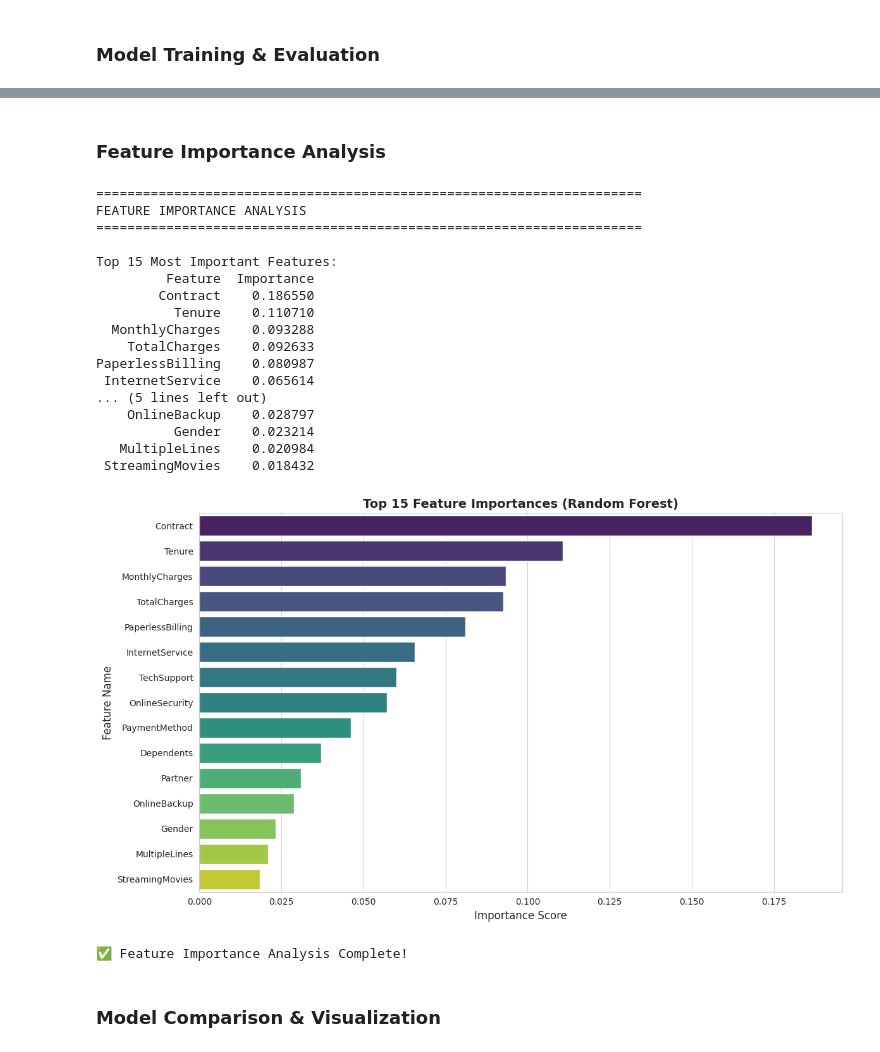
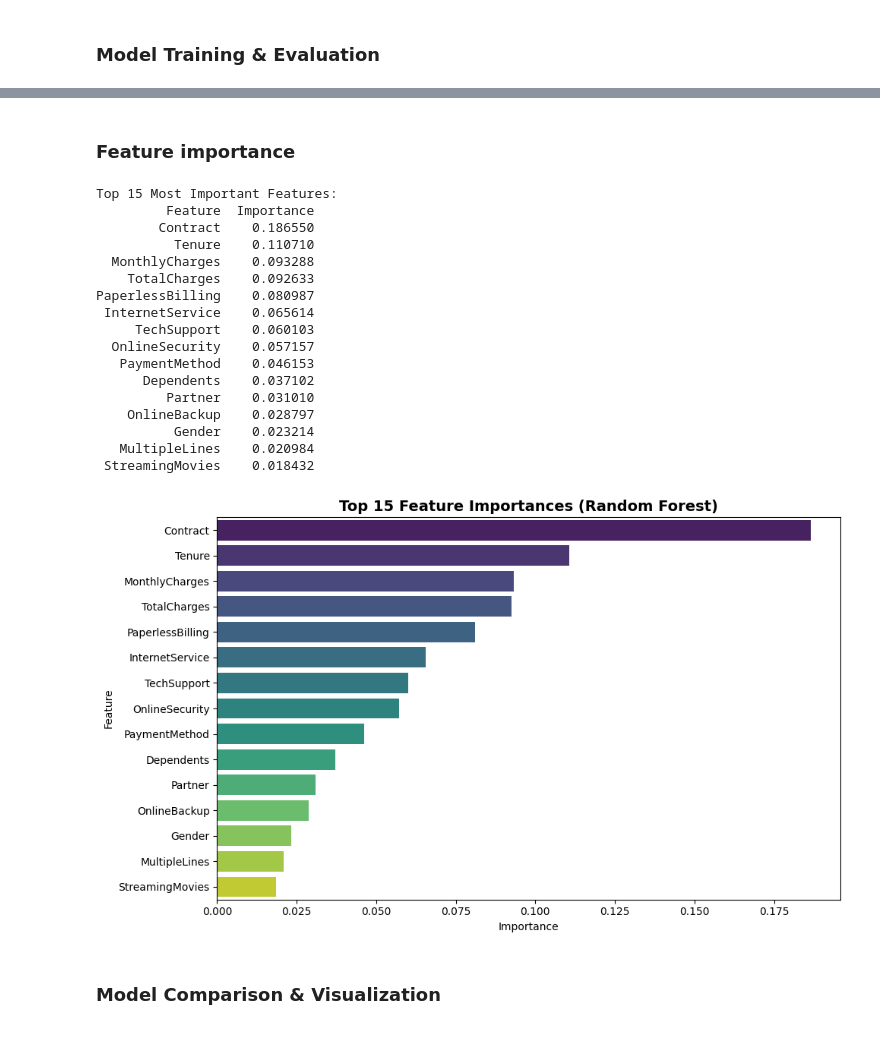
Before and after one commit to sathish-2424/Customer-Churn-Prediction, a Jupyter notebook: telecom_customer_churn_prediction.ipynb, the cells around one changed output, grey strips where cells are left out. Saved outputs shown, nothing was run; the diff lists cells and outputs as text; code cells hidden in the pictures.

```diff
--- a/telecom_customer_churn_prediction.ipynb
+++ b/telecom_customer_churn_prediction.ipynb
@@ -135,35 +106,26 @@ plt.show()
 # %% [markdown]
 ### DATA PREPROCESSING
 # %%
-print("\n" + "="*70)
-print("DATA PREPROCESSING")
-print("="*70)
-
 # Separate target and features
 y = df['Churn']
 X = df.drop(['customerID', 'Churn'], axis=1)
 
-# Convert TotalCharges and other numeric columns
+# Convert numeric columns
 X['TotalCharges'] = pd.to_numeric(X['TotalCharges'], errors='coerce')
 
-# Fill missing numeric values with median
-if X.isna().sum().sum() > 0:
-    X = X.fillna(X.median(numeric_only=True))
-    print(f"✓ Filled {X.isna().sum().sum()} missing values")
+# Fill missing numeric values
+X = X.fillna(X.median(numeric_only=True))
 
 # Encode categorical features
 categorical_cols = X.select_dtypes(include=['object']).columns.tolist()
-print(f"✓ Found {len(categorical_cols)} categorical features: {categorical_cols}")
-
 oe = OrdinalEncoder(handle_unknown='use_encoded_value', unknown_value=-1)
 X[categorical_cols] = oe.fit_transform(X[categorical_cols])
-print(f"✓ Encoded categorical features using OrdinalEncoder")
 
 # Save cleaned dataset
 cleaned_df = pd.concat([X, y], axis=1)
 cleaned_df.to_csv('Telecom_ChurnCleaned.csv', index=False)
-print(f"✓ Cleaned dataset saved: Telecom_ChurnCleaned.csv")
 
-print(f"\nPreprocessed Data Shape: {X.shape}")
-print(f"Features: {list(X.columns)[:5]}... (showing first 5)")
+# Summary
+print(f"Preprocessed Data Shape: {X.shape}")
+print(f"Features: {list(X.columns)[:5]}... (first 5)")
 # %% [output]
@@ -332,51 +222,41 @@ Confusion Matrix:
  [144 891]]
 # %% [markdown]
-### Feature Importance Analysis
+### Feature importance
 # %%
-print("\n" + "="*70)
-print("FEATURE IMPORTANCE ANALYSIS")
-print("="*70)
-
-# Extract feature importance
 importance_df = pd.DataFrame({
     'Feature': X.columns,
     'Importance': best_rf.feature_importances_
 }).sort_values(by='Importance', ascending=False)
 
-print("\nTop 15 Most Important Features:")
+# Display top 15
+print("Top 15 Most Important Features:")
 print(importance_df.head(15).to_string(index=False))
 
-# Visualize top features
-plt.figure(figsize=(12, 7))
-top_15 = importance_df.head(15)
-sns.barplot(x='Importance', y='Feature', data=top_15, palette='viridis')
+# Visualize
+plt.figure(figsize=(10, 6))
+sns.barplot(x='Importance', y='Feature', data=importance_df.head(15), palette='viridis')
 plt.title('Top 15 Feature Importances (Random Forest)', fontsize=14, fontweight='bold')
-plt.xlabel('Importance Score', fontsize=12)
-plt.ylabel('Feature Name', fontsize=12)
 plt.tight_layout()
 plt.show()
-
-print("✅ Feature Importance Analysis Complete!")
 # %% [output]
-======================================================================
-FEATURE IMPORTANCE ANALYSIS
-======================================================================
-
 Top 15 Most Important Features:
          Feature  Importance
         Contract    0.186550
           Tenure    0.110710
   MonthlyCharges    0.093288
     TotalCharges    0.092633
 PaperlessBilling    0.080987
  InternetService    0.065614
-... (5 lines left out)
+     TechSupport    0.060103
+  OnlineSecurity    0.057157
+   PaymentMethod    0.046153
+      Dependents    0.037102
+         Partner    0.031010
     OnlineBackup    0.028797
           Gender    0.023214
    MultipleLines    0.020984
  StreamingMovies    0.018432
-[figure, old version]
+[figure, new version]
-✅ Feature Importance Analysis Complete!
 # %% [markdown]
 ### Model Comparison & Visualization
 # %%
```
Also changed, not shown: parts of 18 cells of this notebook, 2 other files.
